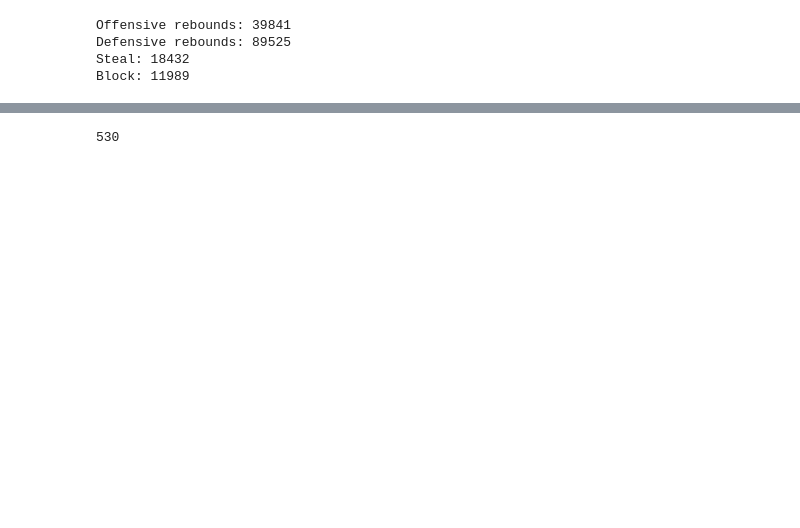
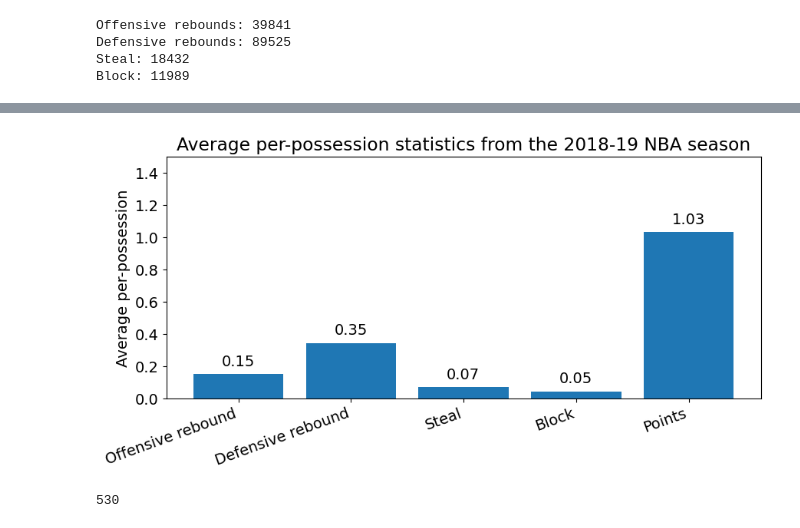
Before and after one commit to trevleon/stats100-proj, a Jupyter notebook: convert_to_possession.ipynb, the cells around one changed output, grey strips where cells are left out. Drawn from its saved outputs; the diff is of its cells as text; code cells hidden in the pictures; blank space fills up the shorter version.

```diff
--- a/convert_to_possession.ipynb
+++ b/convert_to_possession.ipynb
@@ -40,6 +31,13 @@ Neither null: 0
 # %%
+is_home_play = df["HomeEvent"].notnull()
 df["Event"] = df["HomeEvent"].fillna("") + df["AwayEvent"].fillna("")
+
 df["Offensive_rebound"] = df["Event"].str.contains("Offensive rebound")
 df["Defensive_rebound"] = df["Event"].str.contains("Defensive rebound")
 df["Steal"] = df["Event"].str.contains("steal")
 df["Block"] = df["Event"].str.contains("block")
+
+# Compute points scored as the difference in score between the next play and this play
+# for the team who made the play
+df["Points"] = is_home_play * (df["HomeScore"] - df["HomeScore"].shift(1)) + \
+                (1 - is_home_play) * (df["AwayScore"] - df["AwayScore"].shift(1))
@@ -53,3 +62,7 @@ Offensive rebounds: 39841
 Defensive rebounds: 89525
 Steal: 18432
 Block: 11989
+# %%
+# df has multiple rows per possession, so we need to group by possession and sum
+new_cols = ["GameID", "Possession", "Offensive_rebound", "Defensive_rebound", "Steal", "Block", "Points"]
+new_df = df[new_cols].groupby(["GameID", "Possession"]).sum(numeric_only=True)
@@ -56,3 +81,36 @@ Block: 11989
+# %%
+# Plot the means of new_df as a bar chart with the value above each bar
+import matplotlib.pyplot as plt
+
+plt.figure(figsize=(10, 5))
+plt.bar(new_df.columns.str.replace("_", " "), new_df.mean())
+
+for i, v in enumerate(new_df.mean()):
+    plt.text(i - 0.15, v + 0.05, str(round(v, 2)))
+
+# Change y-axis bounds
+plt.ylim(0, 1.5)
+
+plt.title("Average per-possession statistics from the 2018-19 NBA season")
+plt.ylabel("Average per-possession")
+
+# Increase the font size
+plt.rcParams.update({'font.size': 14})
+
+# Add more space between columns
+plt.subplots_adjust(wspace=0.5)
+
+# Wrap the text of the x-axis labels
+plt.xticks(rotation=20, ha="right")
+
+plt.subplots_adjust(bottom=0.25)
+
+# Save the bar plot
+plt.savefig("possessions.png")
+
+plt.show()
+# %% [output]
+[figure, added]
 # %%
 # Count the number of unique players
 player_cols = ["A1", "A2", "A3", "A4", "A5", "H1", "H2", "H3", "H4", "H5"]
```
Also changed, not shown: parts of 7 cells of this notebook.
